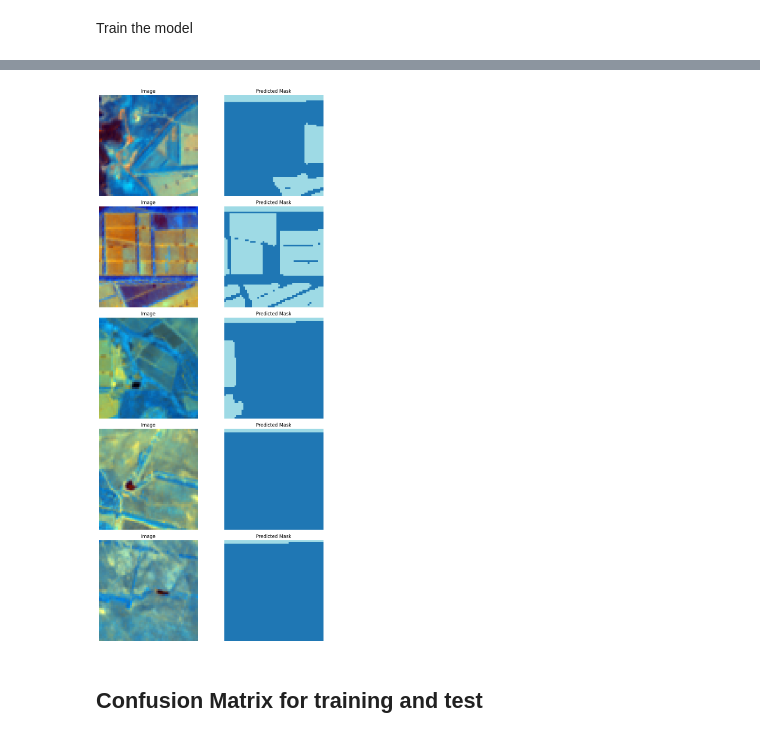
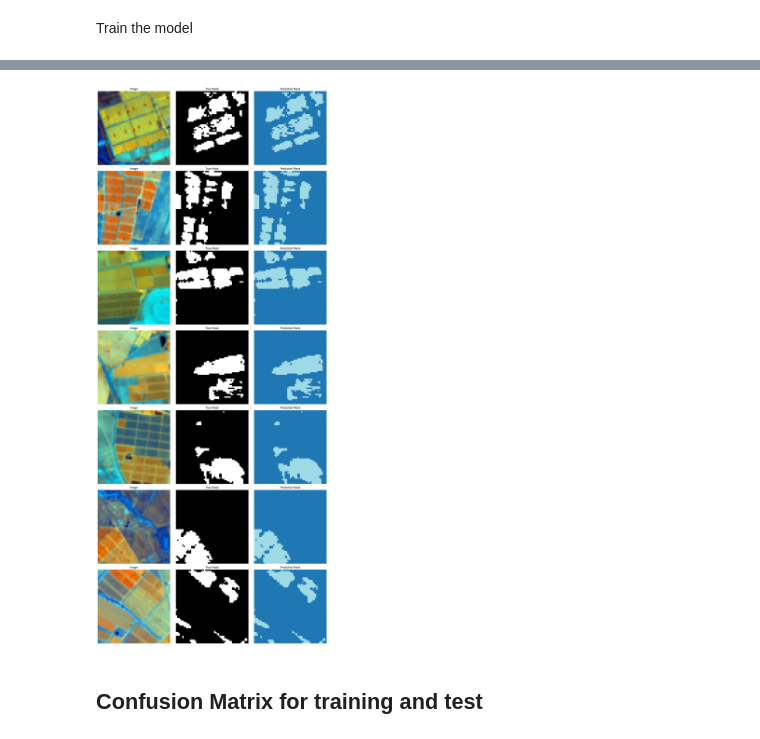
Before and after one commit to inesbsilveira/2nd-semester-2023, a Jupyter notebook: IS_MC_code_img_segmentation_workinprogress.ipynb, the cells around one changed output, grey strips where cells are left out. Cells and saved outputs as stored; diff of their text form; code cells hidden in the pictures.

```diff
--- a/IS_MC_code_img_segmentation_workinprogress.ipynb
+++ b/IS_MC_code_img_segmentation_workinprogress.ipynb
@@ -273,8 +278,8 @@ for idx, pred in enumerate(preds):
     mask_image.save(mask_filepath)
 # %%
 # Open the input raster file to calculate width and height
-#with rasterio.open('/content/drive/MyDrive/AAA/mask_reclass.tif') as src:
-with rasterio.open(os.path.join(directory,'mask_reclass.tif')) as src:
+with rasterio.open('/content/drive/MyDrive/AAA/mask_reclass.tif') as src:
+#with rasterio.open(os.path.join(directory,'mask_reclass.tif')) as src:
     # Calculate the height and width of the sub-rasters
     height = src.height // 20  # Divide the raster into 4 rows
     width = src.width // 8  # Divide the raster into 8 columns
@@ -407,28 +377,42 @@ plt.show()
 # %%
+# Sort the errors in descending order to get the blocks with the biggest errors
+errors.sort(reverse=True)
 
-# Display sample predictions
-sample_indices = [0, 1, 2, 3, 4]
+# Get the indices of the five blocks with the biggest errors
+blocks_with_biggest_errors = [idx for _, idx in errors[:7]]
 
-# Define the number of columns
-fig, axes = plt.subplots(len(sample_indices), 2, figsize=(10, 20))
+# Display the five blocks with the biggest errors
+fig, axes = plt.subplots(len(blocks_with_biggest_errors), 3, figsize=(15, 5 * len(blocks_with_biggest_errors)))
 
-for i, idx in enumerate(sample_indices):
+for i, idx in enumerate(blocks_with_biggest_errors):
     sample_image_path = list(test_dl.items)[idx]
     sample_image = PILImage.create(sample_image_path)
     sample_pred = preds[idx].argmax(dim=0).numpy()
-# image of satelite agregate
+
+    # Load the ground truth mask for the sample
+    row, column = get_row_column_from_filename(sample_image_path)
+    mask_file = os.path.join(mask_folder, f'row_{row}', f'image_{row}_{column}_mask1.png')
+    true_mask = np.array(Image.open(mask_file))
+
+    # image of satelite aggregate
     axes[i, 0].imshow(sample_image)
     axes[i, 0].set_title('Image')
     axes[i, 0].axis('off')
-# image of predicted mask
-    axes[i, 1].imshow(sample_pred, cmap='tab20')
-    axes[i, 1].set_title('Predicted Mask')
+
+    # image of true mask
+    axes[i, 1].imshow(true_mask, cmap='gray')
+    axes[i, 1].set_title('True Mask')
     axes[i, 1].axis('off')
+
+    # image of predicted mask
+    axes[i, 2].imshow(sample_pred, cmap='tab20')
+    axes[i, 2].set_title('Predicted Mask')
+    axes[i, 2].axis('off')
 
 plt.tight_layout()
 plt.show()
 # %% [output]
-[figure, old version]
+[figure, new version]
 # %% [markdown]
 ## Confusion Matrix for training and test
 # %%
```
Also changed, not shown: parts of 12 cells of this notebook.
